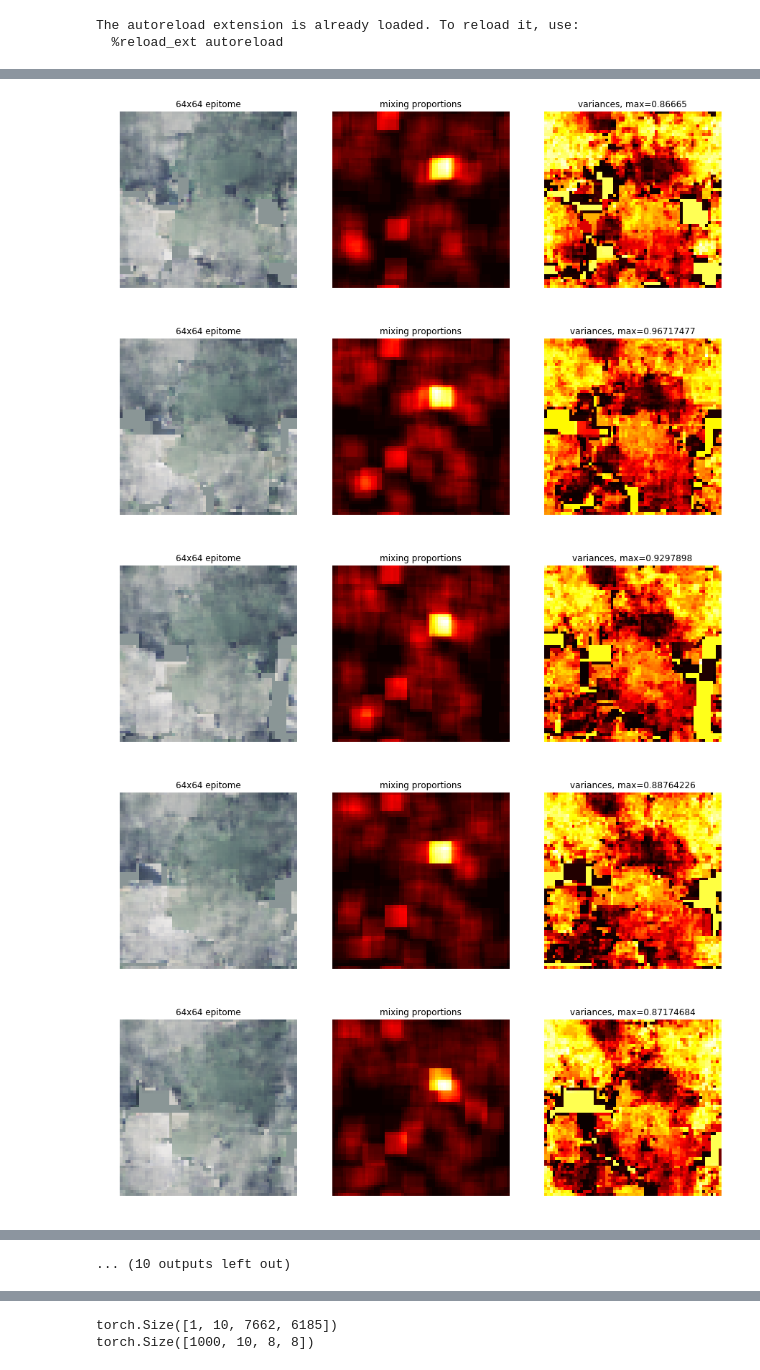
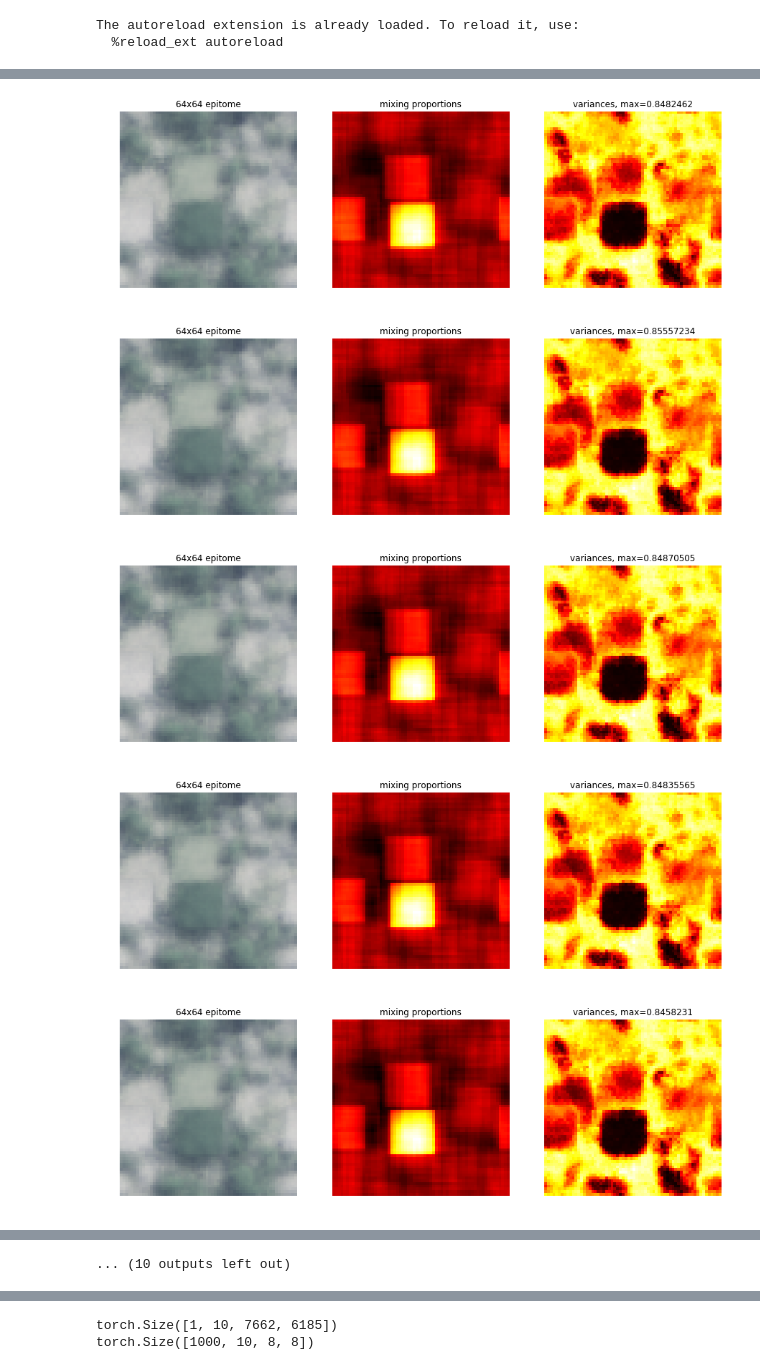
Before and after one commit to t-autran/epitome-pytorch, a Jupyter notebook: Epitome Pytorch.ipynb, the cells around one changed output, grey strips where cells are left out. Cells and saved outputs as stored; diff of their text form; code cells hidden in the pictures.

```diff
--- a/Epitome Pytorch.ipynb
+++ b/Epitome Pytorch.ipynb
@@ -231,7 +232,7 @@ tsIMtorch = trIMtorch
 #sc will be changed to a single number
 #instead repeatedly call the method to create epitomes at different scales
 #e, ev, p, etr = epitome_small(trIMtorch,8,128,3000,30,[.5]) #scale could be [.125 .25 .5 .75]
-cProfile.run('e, ev, p, etr = epitome_small(trIMtorch,8,128,3000,20,.5)')
+cProfile.run('e, ev, p, etr = epitome_small(trIMtorch,16,128,4000,20,.5)')
 torch.cuda.empty_cache()
 # %% [output]
 [figure]
@@ -243,5 +244,5 @@ torch.cuda.empty_cache()
-[figure, old version]
+[figure, new version]
-[figure, old version]
+[figure, new version]
-[figure, old version]
+[figure, new version]
-[figure, old version]
+[figure, new version]
-[figure, old version]
+[figure, new version]
```
Also changed, not shown: parts of 6 cells of this notebook, 4 other files.
